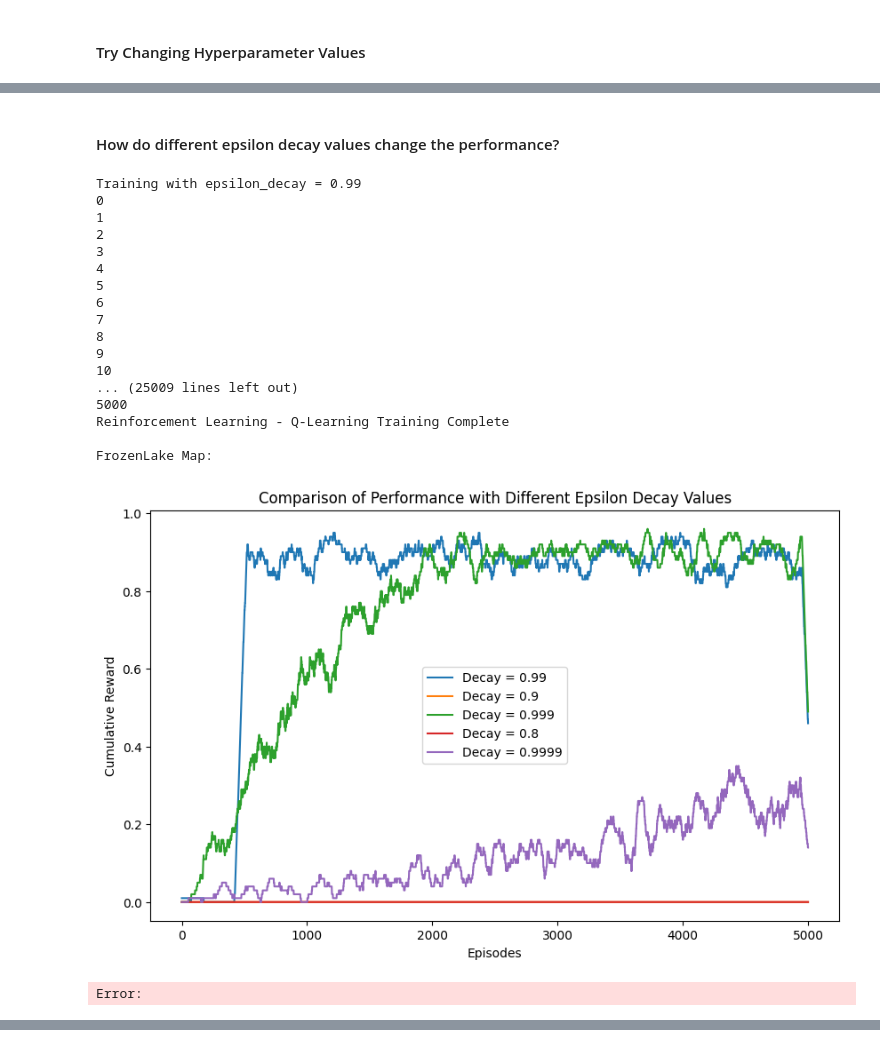
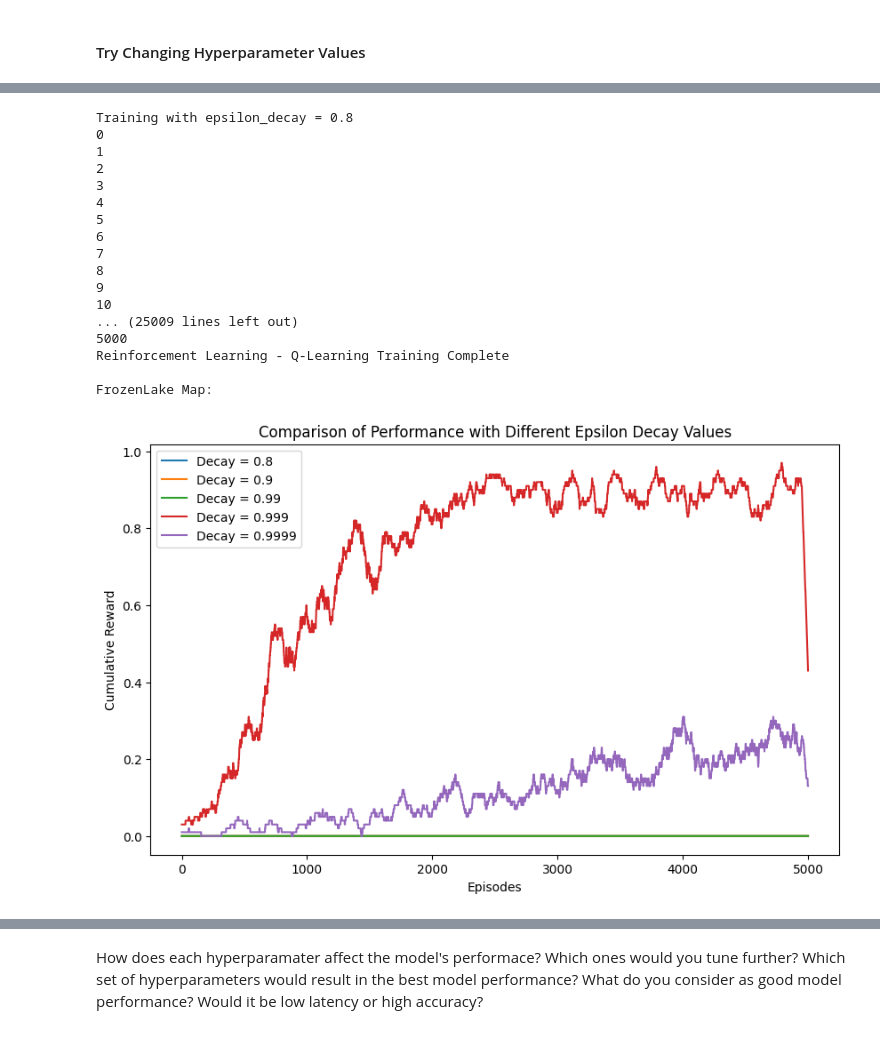
Before and after one commit to aimlworkshop/workshop, a Jupyter notebook: Session1/reinforcement_answers.ipynb, the cells around one changed output, grey strips where cells are left out. Cells and saved outputs as stored; diff of their text form; code cells hidden in the pictures.

```diff
--- a/Session1/reinforcement_answers.ipynb
+++ b/Session1/reinforcement_answers.ipynb
@@ -231,10 +238,11 @@ def reinforcement_learning(alpha=0.1, gamma=0.9, epsilon=1.0, epsilon_decay=0.99
 
 def compare_alpha_values(alpha_values, episodes=5001):
     plt.figure(figsize=(10, 6))
-
+    times = []
     for alpha in alpha_values:
         print(f"Training with alpha = {alpha}")
-        _, _, _, _, _, _, reward_history = reinforcement_learning(alpha=alpha, episodes=episodes)
+        _, _, _, _, _, _, reward_history, finalTime = reinforcement_learning(alpha=alpha, episodes=episodes)
+        times.append(finalTime)
         smoothed_rewards = np.convolve(reward_history, np.ones(100)/100, mode='same')
         plt.plot(smoothed_rewards, label=f'α = {alpha}')
 
@@ -244,12 +252,15 @@ def compare_alpha_values(alpha_values, episodes=5001):
     plt.legend()
     plt.show()
 
+    createPlot(alpha_values, times, "Alpha values", "Times", "Latency For Each Alpha Value")
+
 def compare_gamma_values(gamma_values, episodes=5001):
     plt.figure(figsize=(10, 6))
-
+    times = []
     for gamma in gamma_values:
         print(f"Training with gamma = {gamma}")
-        _, _, _, _, _, _, reward_history = reinforcement_learning(gamma=gamma, episodes=episodes)
+        _, _, _, _, _, _, reward_history, finalTime = reinforcement_learning(gamma=gamma, episodes=episodes)
+        times.append(finalTime)  # Store epoch time
         smoothed_rewards = np.convolve(reward_history, np.ones(100)/100, mode='same')
         plt.plot(smoothed_rewards, label=f'gamma = {gamma}')
 
@@ -258,13 +269,15 @@ def compare_gamma_values(gamma_values, episodes=5001):
     plt.ylabel("Cumulative Reward")
     plt.legend()
     plt.show()
+    createPlot(gamma_values, times, "Gamma values", "Times", "Latency For Each Gamma Value")
 
 def compare_epsilon_values(epsilon_values, episodes=5001):
     plt.figure(figsize=(10, 6))
-
+    times = []
     for epsilon in epsilon_values:
         print(f"Training with epsilon = {epsilon}")
-        _, _, _, _, _, _, reward_history = reinforcement_learning(epsilon=epsilon, episodes=episodes)
+        _, _, _, _, _, _, reward_history, finalTime = reinforcement_learning(epsilon=epsilon, episodes=episodes)
+        times.append(finalTime)
         smoothed_rewards = np.convolve(reward_history, np.ones(100)/100, mode='same')
         plt.plot(smoothed_rewards, label=f'epsilon = {epsilon}')
 
@@ -273,13 +286,15 @@ def compare_epsilon_values(epsilon_values, episodes=5001):
     plt.ylabel("Cumulative Reward")
     plt.legend()
     plt.show()
+    createPlot(epsilon_values, times, "Epsilon values", "Times", "Latency For Each Epsilon Value")
 
 def compare_epsilon_decay_values(epsilon_decay_values, episodes=5001):
     plt.figure(figsize=(10, 6))
-
+    times = []
     for epsilon_decay in epsilon_decay_values:
         print(f"Training with epsilon_decay = {epsilon_decay}")
-        _, _, _, _, _, _, reward_history = reinforcement_learning(epsilon_decay=epsilon_decay, episodes=episodes)
+        _, _, _, _, _, _, reward_history, finalTime = reinforcement_learning(epsilon_decay=epsilon_decay, episodes=episodes)
+        times.append(finalTime)  # Store epoch time
         smoothed_rewards = np.convolve(reward_history, np.ones(100)/100, mode='same')
         plt.plot(smoothed_rewards, label=f'Decay = {epsilon_decay}')
 
@@ -288,5 +303,17 @@ def compare_epsilon_decay_values(epsilon_decay_values, episodes=5001):
     plt.ylabel("Cumulative Reward")
     plt.legend()
     plt.show()
+    createPlot(epsilon_decay_values, times, "Epsilon Decay values", "Times", "Latency For Each Epsilon Decay Value")
+
+
+"""
+Helper function to create plots.
+"""
+def createPlot(x, y, xlabel, ylabel, title):
+    plt.plot(x, y)
+    plt.xlabel(xlabel)
+    plt.ylabel(ylabel)
+    plt.title(title)
+    plt.show()
 # %% [markdown]
 #### Lets Visualize The Model Training
@@ -455,27 +504,23 @@ FrozenLake Map:
-# %% [markdown]
-#### How do different epsilon decay values change the performance?
 # %%
-# Current epsilon decay value: 0.999
-# Your Code
-epsilon_decay_values = [0.99, 0.9, 0.999, 0.8, 0.9999]
+### Current epsilon decay value: 0.999
+epsilon_decay_values = [0.8, 0.9, 0.99, 0.999, 0.9999]
 compare_epsilon_decay_values(epsilon_decay_values)
 # %% [output]
-Training with epsilon_decay = 0.99
+Training with epsilon_decay = 0.8
 0
 1
 2
 3
 4
 5
 6
 7
 8
 9
 10
 ... (25009 lines left out)
 5000
 Reinforcement Learning - Q-Learning Training Complete
 
 FrozenLake Map:
-[figure, old version]
+[figure, new version]
-Error:
@@ -481,0 +528,2 @@ Error:
+# %% [markdown]
+How does each hyperparamater affect the model's performace? Which ones would you tune further? Which set of hyperparameters would result in the best model performance? What do you consider as good model performance? Would it be low latency or high accuracy?
```
Also changed, not shown: parts of 18 cells of this notebook, 2 other files.
